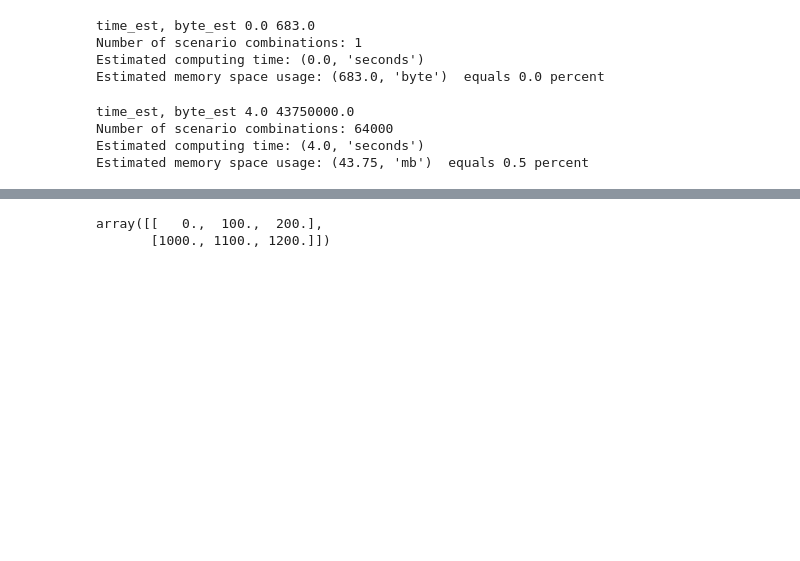
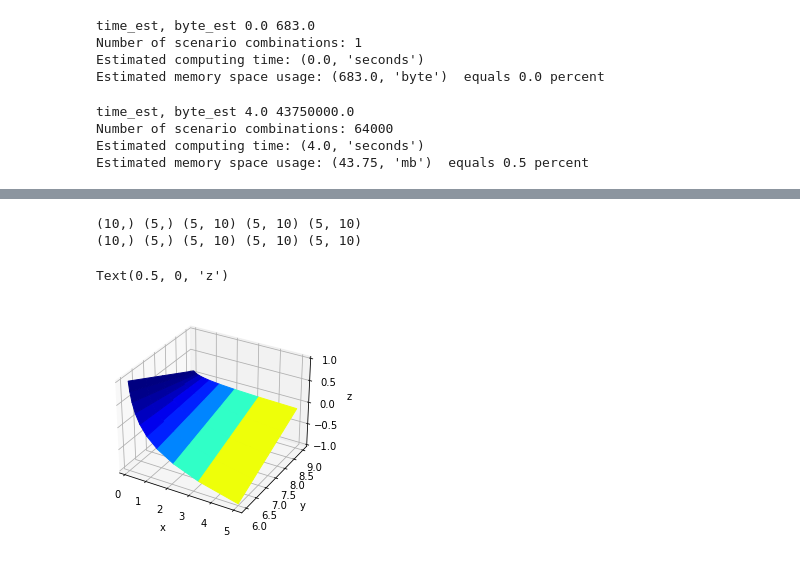
Before and after one commit to maximylius/drt_guesstimates, a Jupyter notebook: scenarioControls.ipynb, the cells around one changed output, grey strips where cells are left out. Drawn from its saved outputs; the diff is of its cells as text; code cells hidden in the pictures; blank space fills up the shorter version.

```diff
--- a/scenarioControls.ipynb
+++ b/scenarioControls.ipynb
@@ -714,53 +754,37 @@ WARNING: param stop_time_extra_pax is misspecified. Multiple parameter values pr
 # %%
-# # plot 3D framework
-# # import Axes3D
-# # domains
-# x = np.logspace(-1.,np.log10(5),50) # [0.1, 5]
-# y = np.linspace(6,9,50) # [6, 9]
-# z = np.linspace(-1,1,50) # [-1, 1]
+# plot 3D framework
+# import Axes3D
+# domains
+n_dimA, n_dimB = 5,10
+x = np.logspace(-1.,np.log10(5),n_dimB) # [0.1, 5]
+y = np.linspace(6,9,n_dimA) # [6, 9]
+z = np.linspace(-1,1,n_dimB) # [-1, 1]
+Z = np.outer(z.T, z)[:n_dimA] # n_dimxn_dim
+X, Y = np.meshgrid(x, y) # n_dimxn_dim
+color_dimension = X
+# x=(5, 10) (5, 10) (5, 10)
+print(x.shape, y.shape, X.shape, Y.shape, Z.shape)
+# X,Y,Z=X.transpose(),Y.transpose(),Z.transpose()
+print(x.shape, y.shape, X.shape, Y.shape, Z.shape)
 
-# # convert to 2d matrices
-# Z = np.outer(z.T, z) # 50x50
-# X, Y = np.meshgrid(x, y) # 50x50
 
-# # fourth dimention - colormap
-# # create colormap according to x-value (can use any 50x50 array)
-# color_dimension = X
+# change to desired fourth dimension
+minn, maxx = color_dimension.min(), color_dimension.max()
+norm = matplotlib.colors.Normalize(minn, maxx)
+m = plt.cm.ScalarMappable(norm=norm, cmap='jet')
+m.set_array([])
+fcolors = m.to_rgba(color_dimension)
 
-# # change to desired fourth dimension
-# minn, maxx = color_dimension.min(), color_dimension.max()
-# norm = matplotlib.colors.Normalize(minn, maxx)
-# m = plt.cm.ScalarMappable(norm=norm, cmap='jet')
-# m.set_array([])
-# fcolors = m.to_rgba(color_dimension)
-
-# # plot
-# fig = plt.figure()
-# ax = fig.gca(projection='3d')
-# ax.plot_surface(X,Y,Z, rstride=1, cstride=1, facecolors=fcolors, vmin=minn, vmax=maxx, shade=False)
-# ax.set_xlabel('x')
-# ax.set_ylabel('y')
-# ax.set_zlabel('z')
+# plot
+fig = plt.figure()
+ax = fig.gca(projection='3d')
+ax.plot_surface(X,Y,Z, rstride=1, cstride=1, facecolors=fcolors, vmin=minn, vmax=maxx, shade=False)
+ax.set_xlabel('x')
+ax.set_ylabel('y')
+ax.set_zlabel('z')
 # fig.canvas.show()
+# %% [output]
+(10,) (5,) (5, 10) (5, 10) (5, 10)
+(10,) (5,) (5, 10) (5, 10) (5, 10)
+Text(0.5, 0, 'z')
+[figure, added]
-# %%
-A, B, C, D = 2,3,2,2
-dims = [A,B,C, D][:2]
-m = np.zeros(dims)
-for a in range(A):
-    if len(dims)==1:
-        m[a] = a*1000
-    else:
-        for b in range(B):
-            if len(dims)==2:
-                m[a][b] = a*1000+b*100
-            else:
-                for c in range(C):
-                    if len(dims)==3:
-                        m[a][b][c] = a*1000+b*100+c*10
-                    else:
-                        for d in range(D):
-                            m[a][b][c][d] = a*1000+b*100+c*10+d
-m
-# %% [output]
-array([[   0.,  100.,  200.],
-       [1000., 1100., 1200.]])
```
Also changed, not shown: parts of 9 cells of this notebook.
